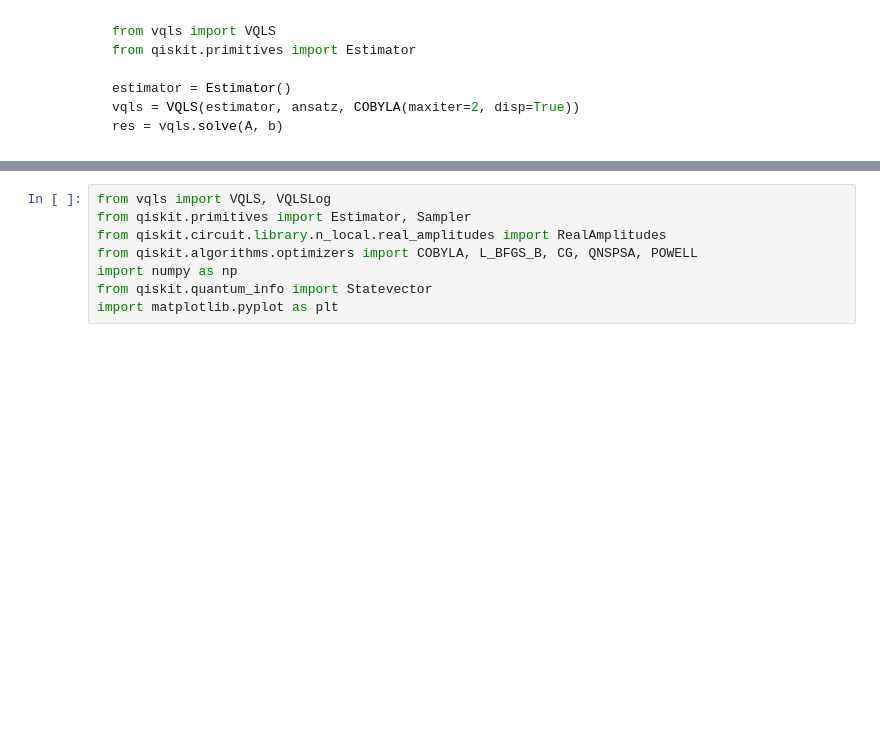
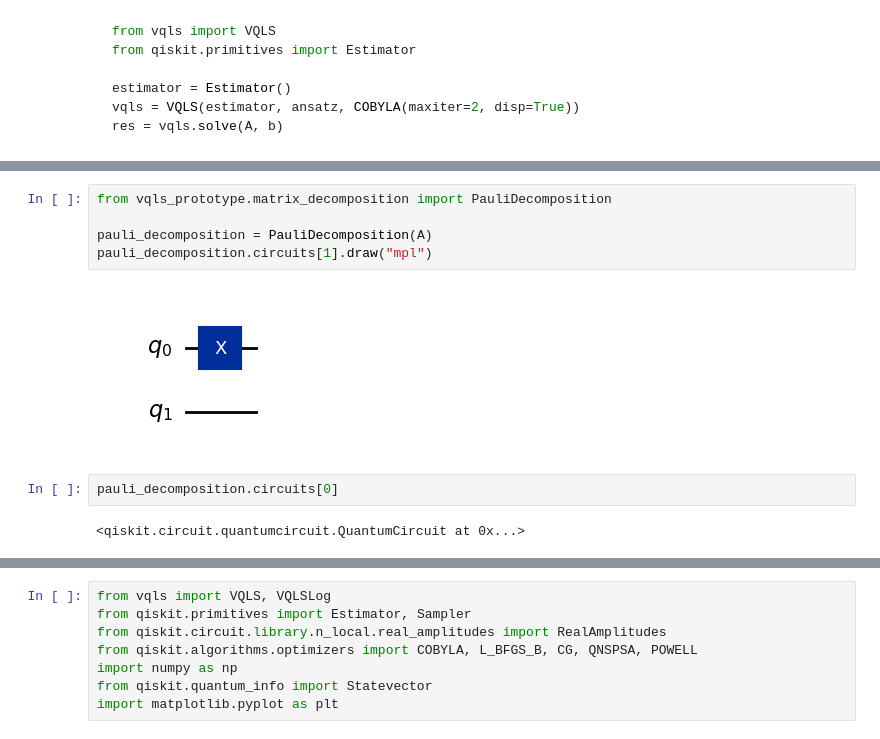
Before and after one commit to comp-physics/NISQ-Quantum-CFD, a Jupyter notebook: VQLS/Projection-VQLS.ipynb, the cells around one changed output, grey strips where cells are left out. Saved outputs shown, nothing was run; the diff lists cells and outputs as text; blank space fills up the shorter version.

```diff
--- a/VQLS/Projection-VQLS.ipynb
+++ b/VQLS/Projection-VQLS.ipynb
@@ -9,0 +71,11 @@ res = vqls.solve(A, b)
+# %%
+from vqls_prototype.matrix_decomposition import PauliDecomposition
+
+pauli_decomposition = PauliDecomposition(A)
+pauli_decomposition.circuits[1].draw("mpl")
+# %% [output]
+[figure, added]
+# %%
+pauli_decomposition.circuits[0]
+# %% [output]
+<qiskit.circuit.quantumcircuit.QuantumCircuit at 0x...>
```
Also changed, not shown: parts of 7 cells of this notebook, 6 other files.
